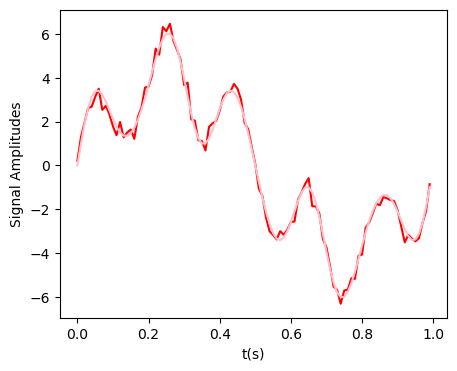
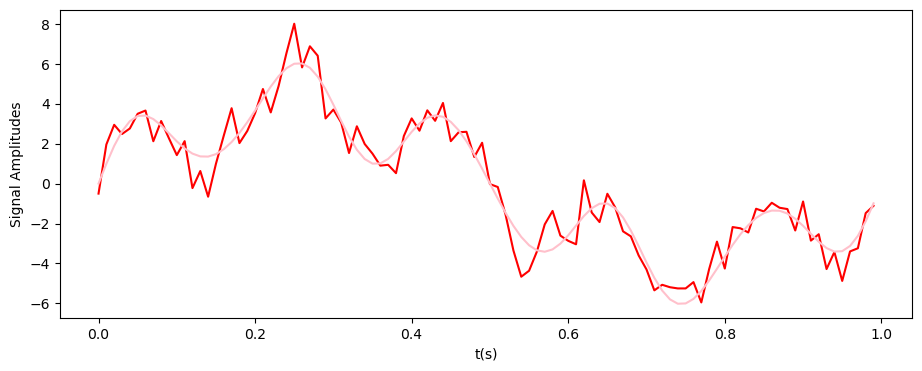
Unified diff of the notebook cell whose output changed from the first chart to the second:
--- before
+++ after
@@ -1,3 +1,3 @@
-plt.figure(figsize= (5,4))
+plt.figure(figsize= (11,4))
 
 plt.plot(t, signal, "red")

Commit: update